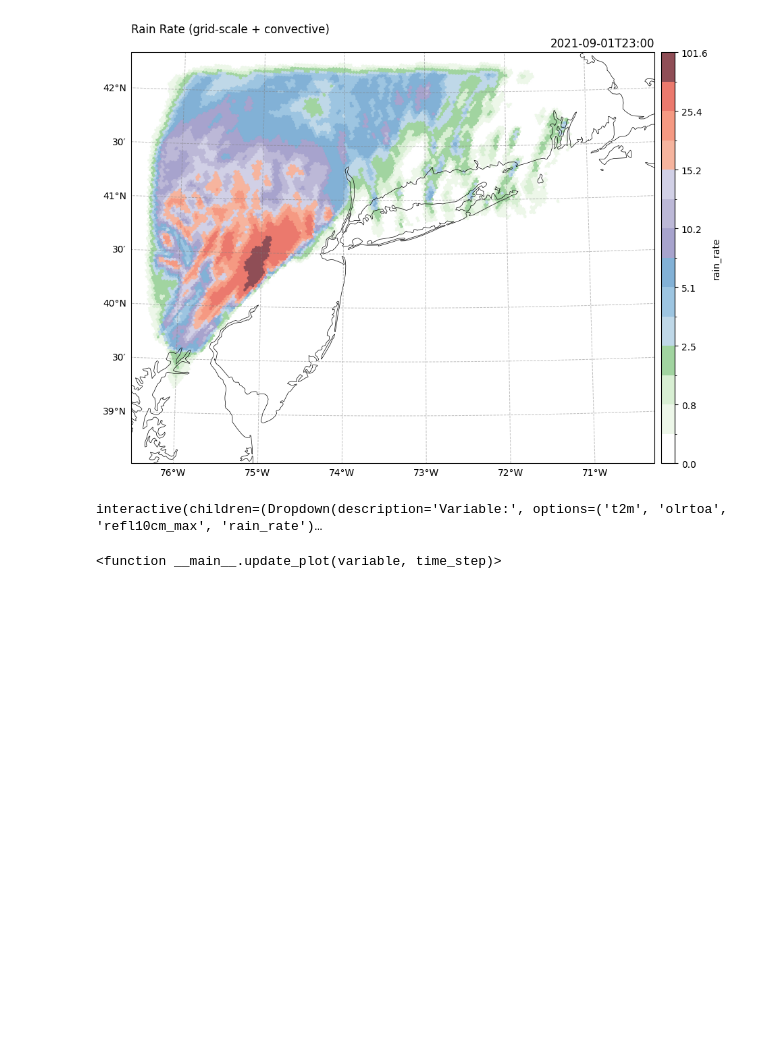
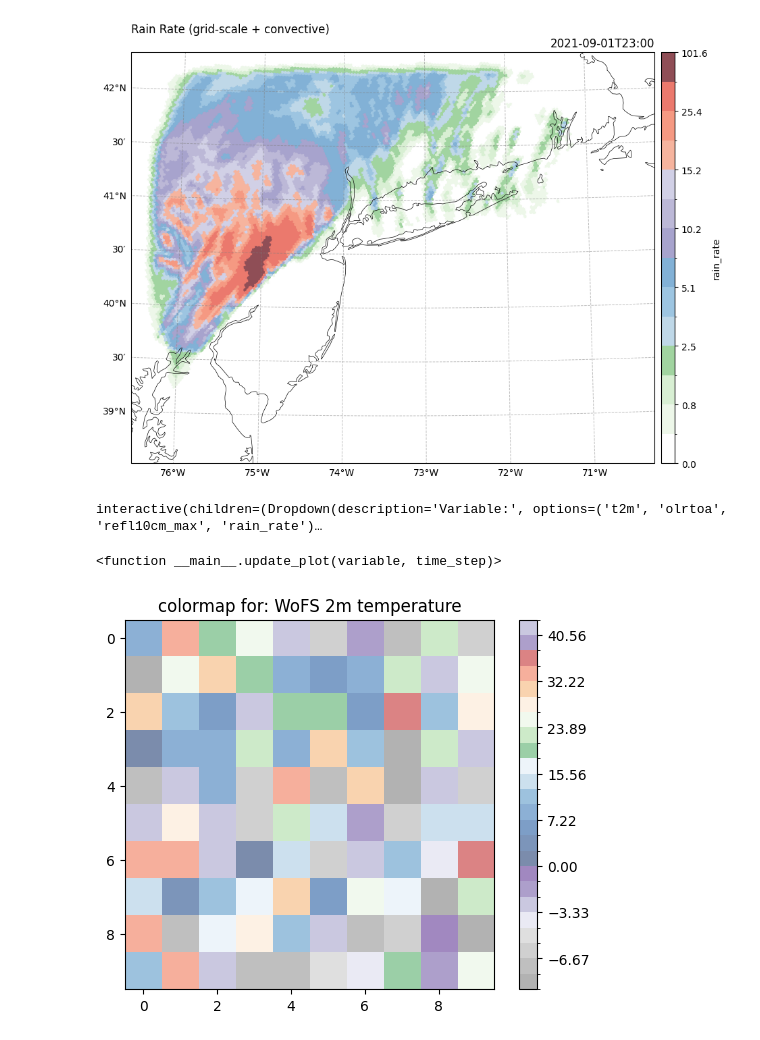
Before and after one commit to jhbravo/mpasviewer, a Jupyter notebook: examples/04_widget.ipynb, the cells around one changed output. Drawn from its saved outputs; the diff is of its cells as text; code cells hidden in the pictures; blank space fills up the shorter version.

```diff
--- a/examples/04_widget.ipynb
+++ b/examples/04_widget.ipynb
@@ -53,0 +59,21 @@ interactive(children=(Dropdown(description='Variable:', options=('t2m', 'olrtoa'
+# %%
+cmap_name = "temp_wofs"
+
+cmap, norm = escmap(cmap_name, units="C")
+
+values = cmap.positions
+
+# Generate random matrix using values from the cbar
+data = np.random.choice(values, size=(10, 10),)
+
+# Plot
+fig, ax = plt.subplots(dpi=100)
+img = ax.imshow(data, cmap=cmap, norm=norm)
+plt.title(f"colormap for: {cmap.long_name}")
+
+cbar = plt.colorbar(img)
+
+# cbar.set_ticks(cmap.positions)
+# cbar.set_ticklabels(cmap.labels)
+# %% [output]
+[figure, added]
```
Also changed, not shown: parts of 2 cells of this notebook, 3 other files.
